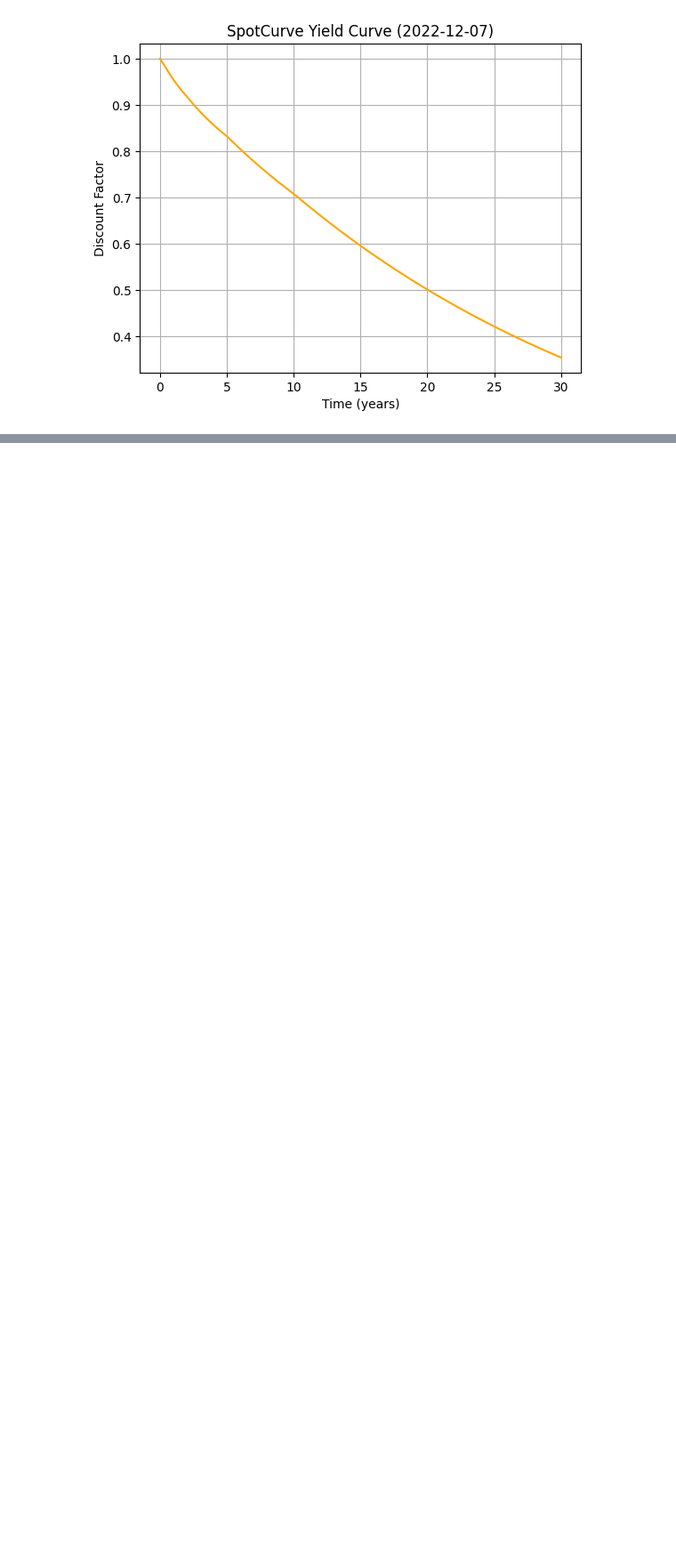
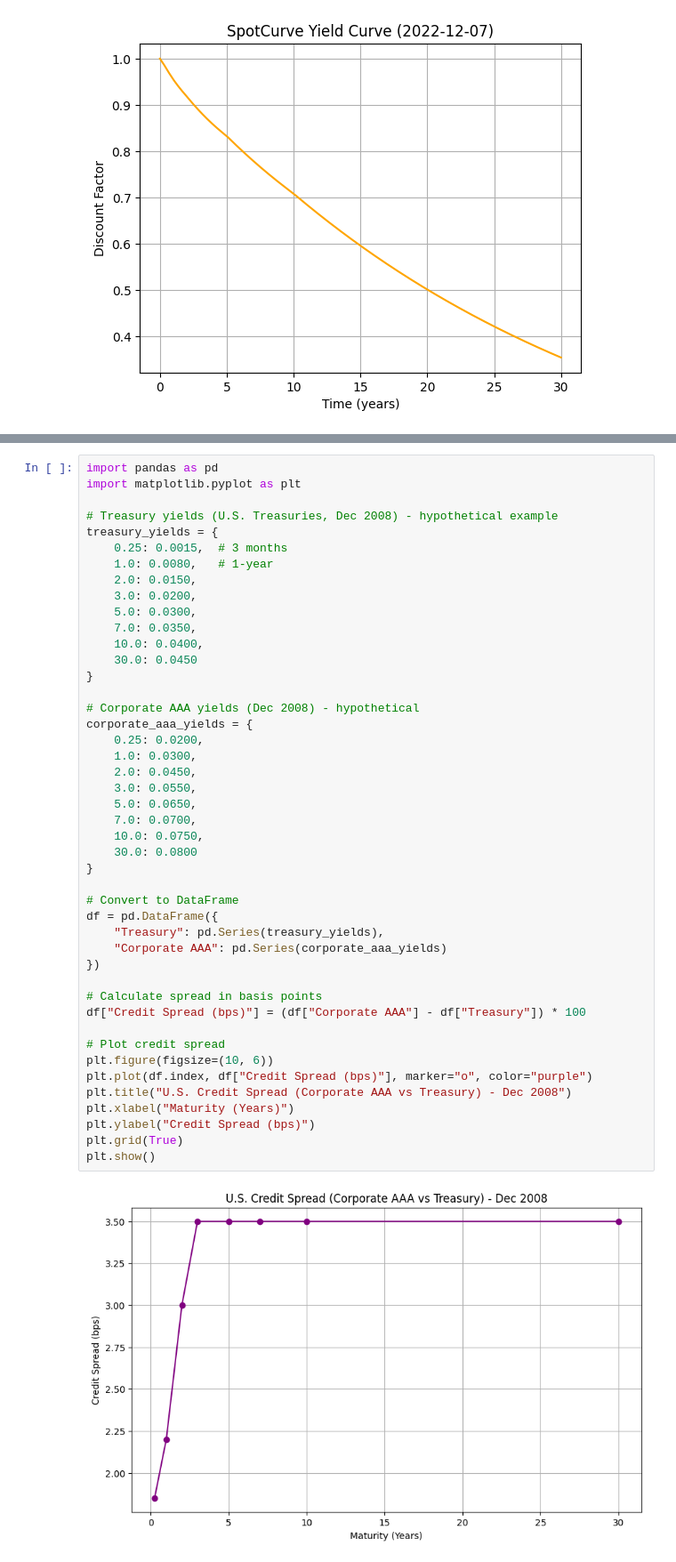
Before and after one commit to Python-Financial-Analyst/pyfian_dev, a Jupyter notebook: docs/source/Topics/fixed_income/05_curves.ipynb, the cells around one changed output, grey strips where cells are left out. Shown at 89% size. Cells and saved outputs as stored; diff of their text form; blank space fills up the shorter version.

```diff
--- a/docs/source/Topics/fixed_income/05_curves.ipynb
+++ b/docs/source/Topics/fixed_income/05_curves.ipynb
@@ -145,0 +148,47 @@ inverted_spot_curve.plot_curve(
+# %%
+import pandas as pd
+import matplotlib.pyplot as plt
+
+# Treasury yields (U.S. Treasuries, Dec 2008) - hypothetical example
+treasury_yields = {
+    0.25: 0.0015,  # 3 months
+    1.0: 0.0080,   # 1-year
+    2.0: 0.0150,
+    3.0: 0.0200,
+    5.0: 0.0300,
+    7.0: 0.0350,
+    10.0: 0.0400,
+    30.0: 0.0450
+}
+
+# Corporate AAA yields (Dec 2008) - hypothetical
+corporate_aaa_yields = {
+    0.25: 0.0200,
+    1.0: 0.0300,
+    2.0: 0.0450,
+    3.0: 0.0550,
+    5.0: 0.0650,
+    7.0: 0.0700,
+    10.0: 0.0750,
+    30.0: 0.0800
+}
+
+# Convert to DataFrame
+df = pd.DataFrame({
+    "Treasury": pd.Series(treasury_yields),
+    "Corporate AAA": pd.Series(corporate_aaa_yields)
+})
+
+# Calculate spread in basis points
+df["Credit Spread (bps)"] = (df["Corporate AAA"] - df["Treasury"]) * 100
+
+# Plot credit spread
+plt.figure(figsize=(10, 6))
+plt.plot(df.index, df["Credit Spread (bps)"], marker="o", color="purple")
+plt.title("U.S. Credit Spread (Corporate AAA vs Treasury) - Dec 2008")
+plt.xlabel("Maturity (Years)")
+plt.ylabel("Credit Spread (bps)")
+plt.grid(True)
+plt.show()
+# %% [output]
+[figure, added]
```
Also changed, not shown: parts of 10 cells of this notebook.
